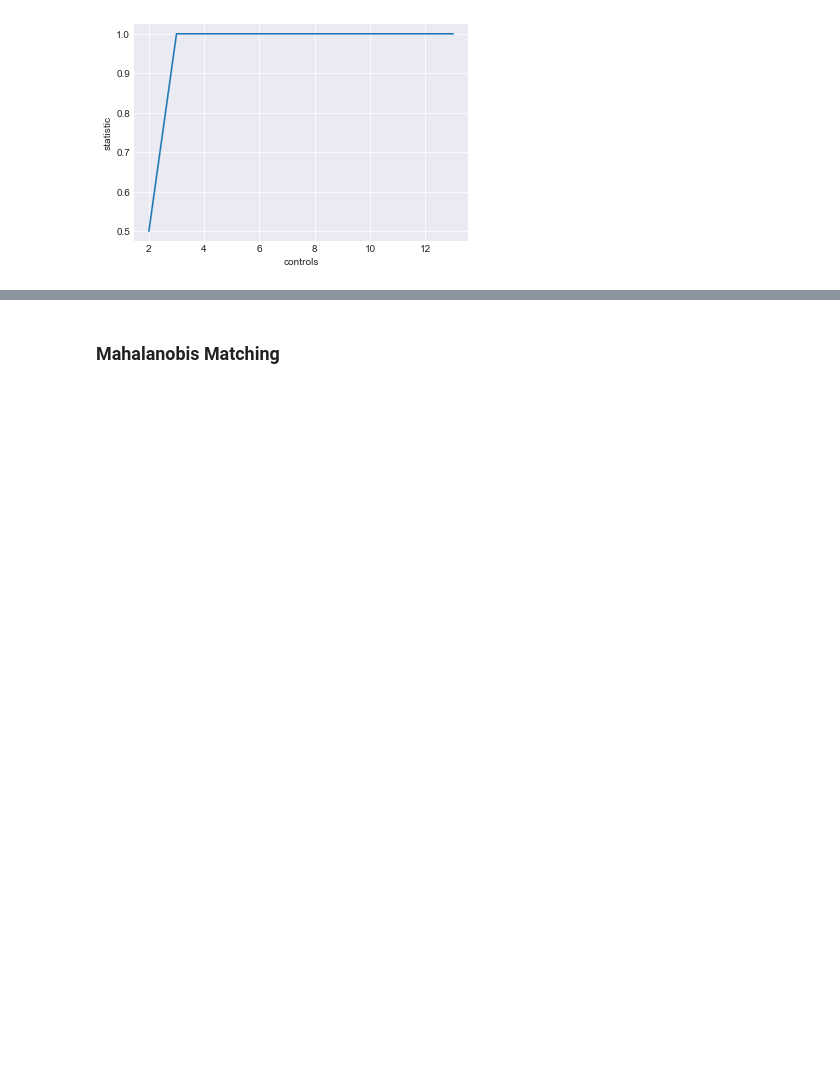
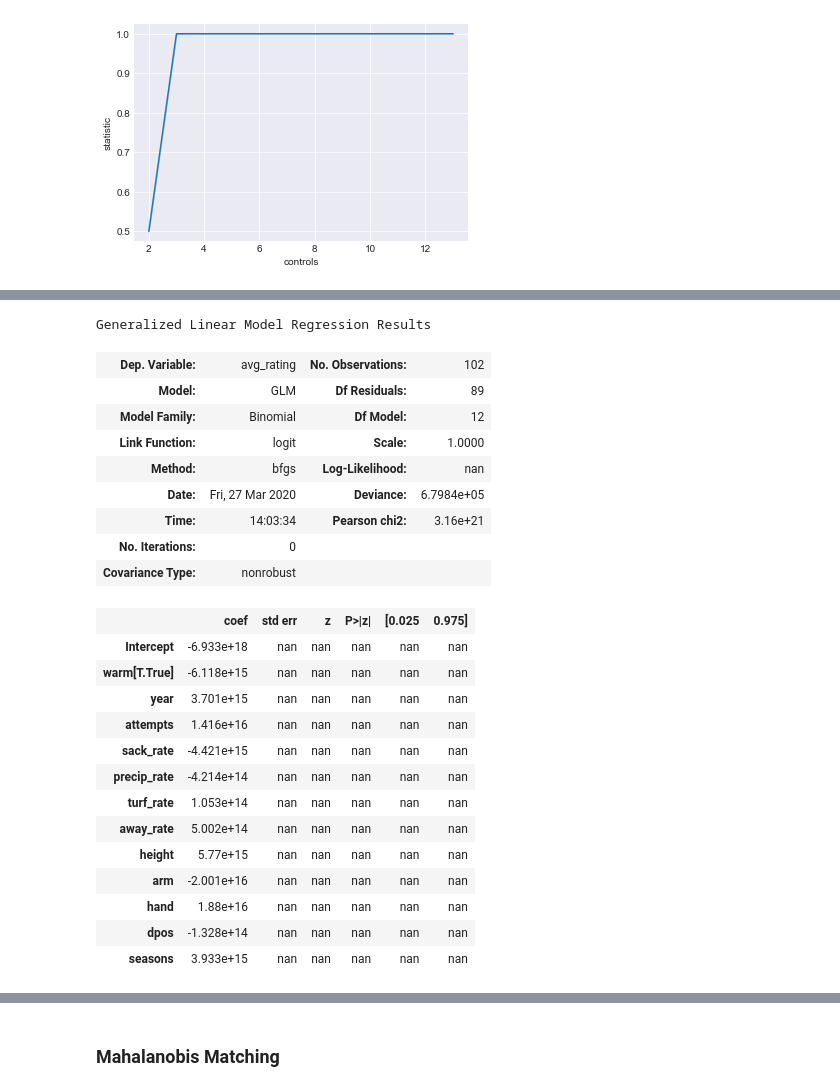
Before and after one commit to lewisbails/nfl-project, a Jupyter notebook: notebooks/passer_ratings.ipynb, the cells around one changed output, grey strips where cells are left out. Drawn from its saved outputs; the diff is of its cells as text; code cells hidden in the pictures; blank space fills up the shorter version.

```diff
--- a/notebooks/passer_ratings.ipynb
+++ b/notebooks/passer_ratings.ipynb
@@ -57,6 +56,7 @@ df_exp = df.copy()
 # %%
 on = 'warm' # the name of the dichotomous variable
 original = 'temp' # the original variable name
+drop = []
 
 # specifically for height study
 # df_exp.drop('arm', axis=1, inplace=True)
@@ -137,3 +136,22 @@ sns.lineplot(x='controls', y='statistic', data=L1_results)
 # %% [output]
 <matplotlib.axes._subplots.AxesSubplot at 0x...>
 [figure]
+# %%
+bins = {
+    'year': 3,
+    'attempts': 3,
+    'sack_rate': 2,
+    'precip_rate': 2,
+    'turf_rate': 2,
+    'away_rate': 2,
+    'temp': 3,
+    'height': 2,
+    'arm': 2,
+    'hand': 2,
+    'dpos': 3,
+    'temp': 3,
+    'seasons': 3,
+    on: 2, # treatment
+}
+bins.pop(original)
+bins
@@ -140,7 +171,34 @@ sns.lineplot(x='controls', y='statistic', data=L1_results)
 # %%
 #model
-cem = CEM(df, treatment=on, outcome='good')
+cem = CEM(df_exp, treatment=on, outcome='avg_rating')
 summary = cem.regress(bins=bins, drop=drop)
+# %%
+summary
+# %% [output]
+Generalized Linear Model Regression Results
+| Dep. Variable: | avg_rating | No. Observations: | 102 |
+| Model: | GLM | Df Residuals: | 89 |
+| Model Family: | Binomial | Df Model: | 12 |
+| Link Function: | logit | Scale: | 1.0000 |
+| Method: | bfgs | Log-Likelihood: | nan |
+| Date: | Fri, 27 Mar 2020 | Deviance: | 6.7984e+05 |
+| Time: | 14:03:34 | Pearson chi2: | 3.16e+21 |
+| No. Iterations: | 0 |  |  |
+| Covariance Type: | nonrobust |  |  |
+|  | coef | std err | z | P>|z| | [0.025 | 0.975] |
+| Intercept | -6.933e+18 | nan | nan | nan | nan | nan |
+| warm[T.True] | -6.118e+15 | nan | nan | nan | nan | nan |
+| year | 3.701e+15 | nan | nan | nan | nan | nan |
+| attempts | 1.416e+16 | nan | nan | nan | nan | nan |
+| sack_rate | -4.421e+15 | nan | nan | nan | nan | nan |
+| precip_rate | -4.214e+14 | nan | nan | nan | nan | nan |
+| turf_rate | 1.053e+14 | nan | nan | nan | nan | nan |
+| away_rate | 5.002e+14 | nan | nan | nan | nan | nan |
+| height | 5.77e+15 | nan | nan | nan | nan | nan |
+| arm | -2.001e+16 | nan | nan | nan | nan | nan |
+| hand | 1.88e+16 | nan | nan | nan | nan | nan |
+| dpos | -1.328e+14 | nan | nan | nan | nan | nan |
+| seasons | 3.933e+15 | nan | nan | nan | nan | nan |
 # %%
 from util.matching import summary_to_frame
 results = pd.concat([summary_to_frame(s['summary'],s['n_bins'],s['vc'], dtype=float) for s in summary.values()]).dropna()
```
Also changed, not shown: parts of 5 cells of this notebook.
